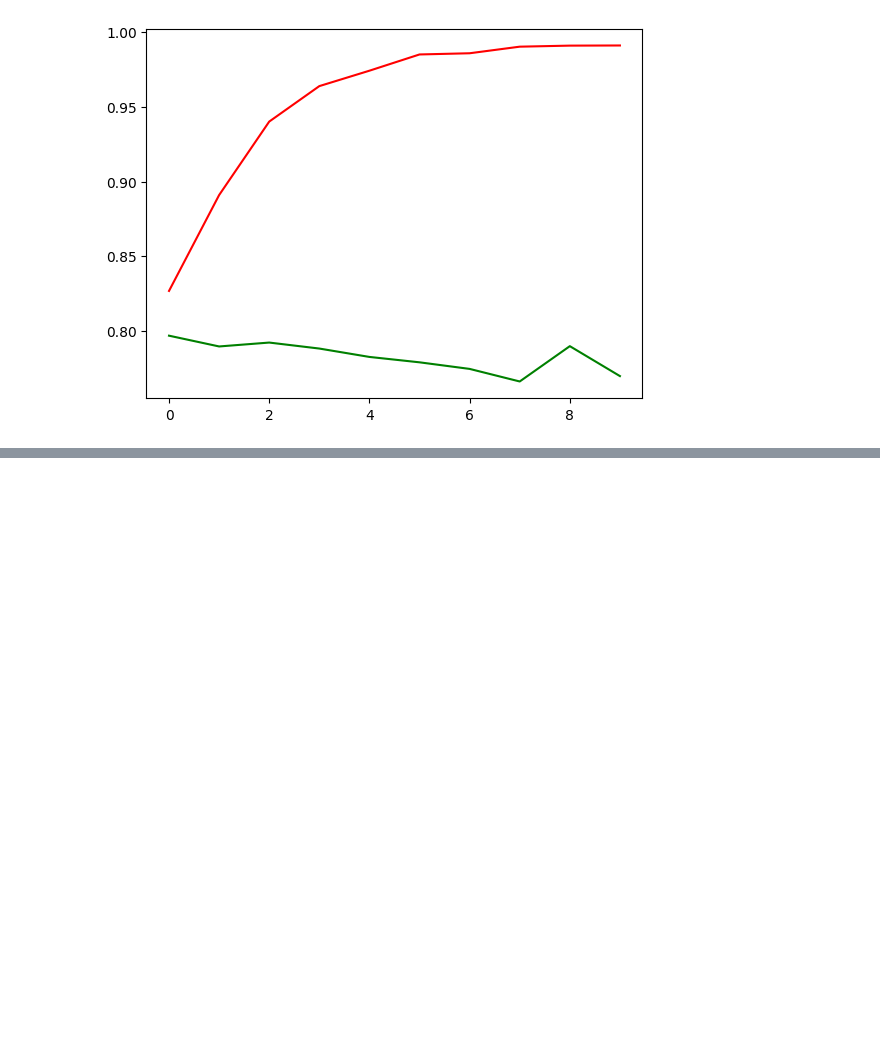
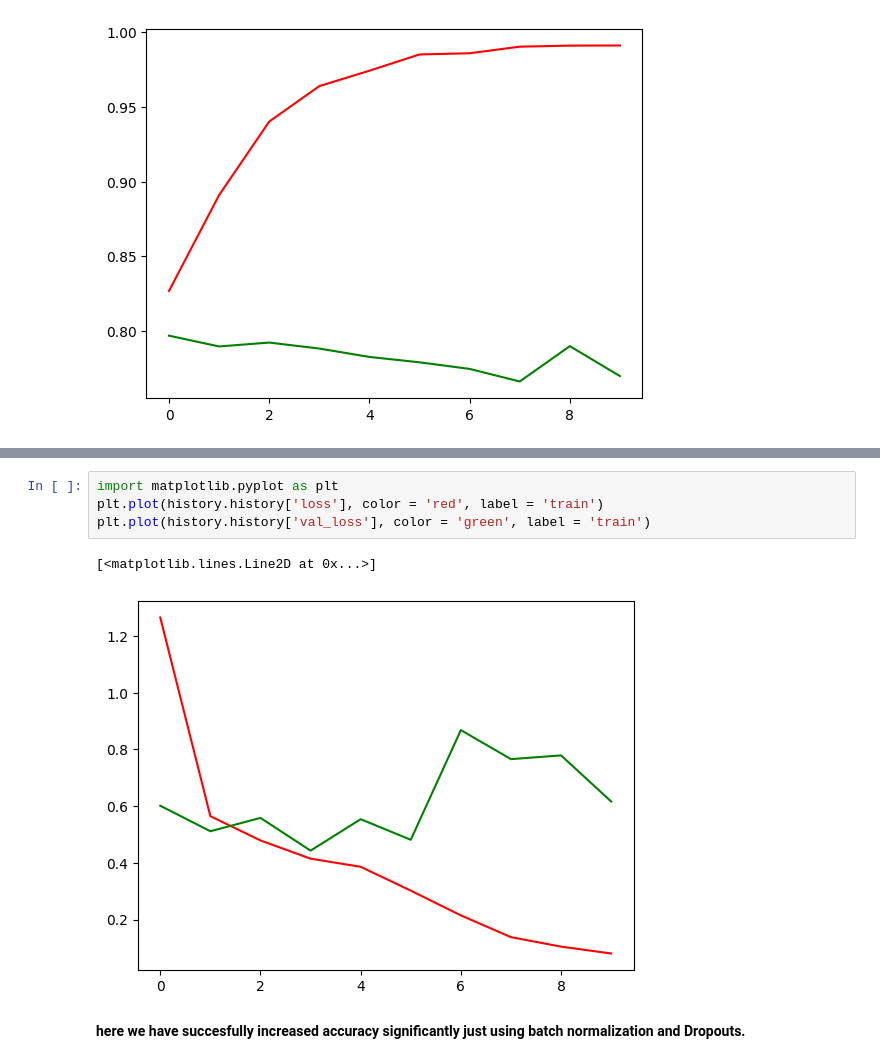
Before and after one commit to asu2304/dog_vs_cats_identification, a Jupyter notebook: cats_vs_dogs_identification.ipynb, the cells around one changed output, grey strips where cells are left out. Cells and saved outputs as stored; diff of their text form; blank space fills up the shorter version.

```diff
--- a/cats_vs_dogs_identification.ipynb
+++ b/cats_vs_dogs_identification.ipynb
@@ -123,0 +225,9 @@ plt.plot(history.history['val_accuracy'], color = 'green', label = 'train')
+# %%
+import matplotlib.pyplot as plt
+plt.plot(history.history['loss'], color = 'red', label = 'train')
+plt.plot(history.history['val_loss'], color = 'green', label = 'train')
+# %% [output]
+[<matplotlib.lines.Line2D at 0x...>]
+[figure, added]
+# %% [markdown]
+**here we have succesfully increased accuracy significantly just using batch normalization and Dropouts.**
```
Also changed, not shown: parts of 8 cells of this notebook.
